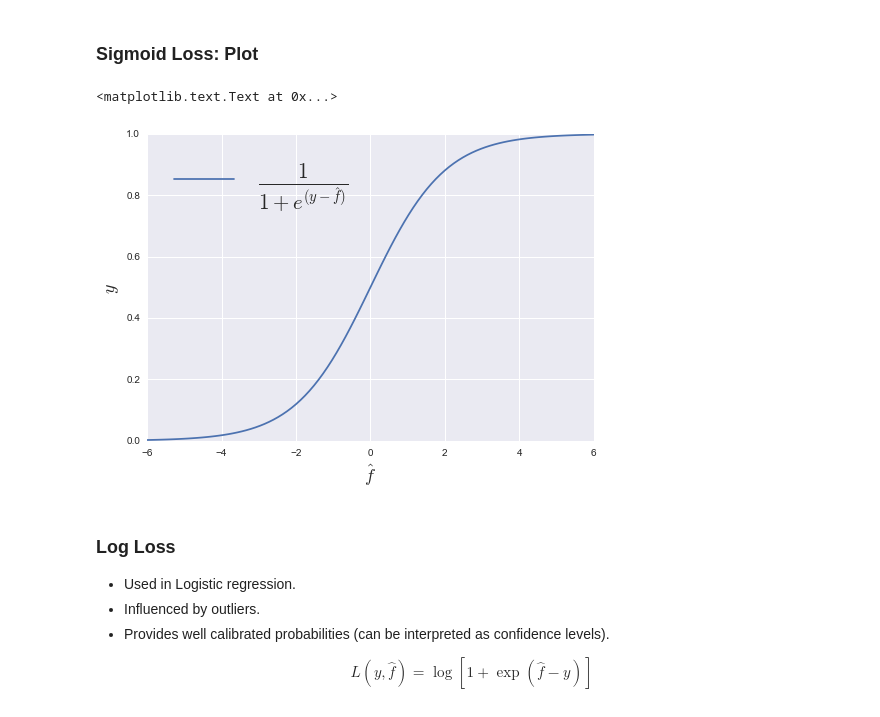
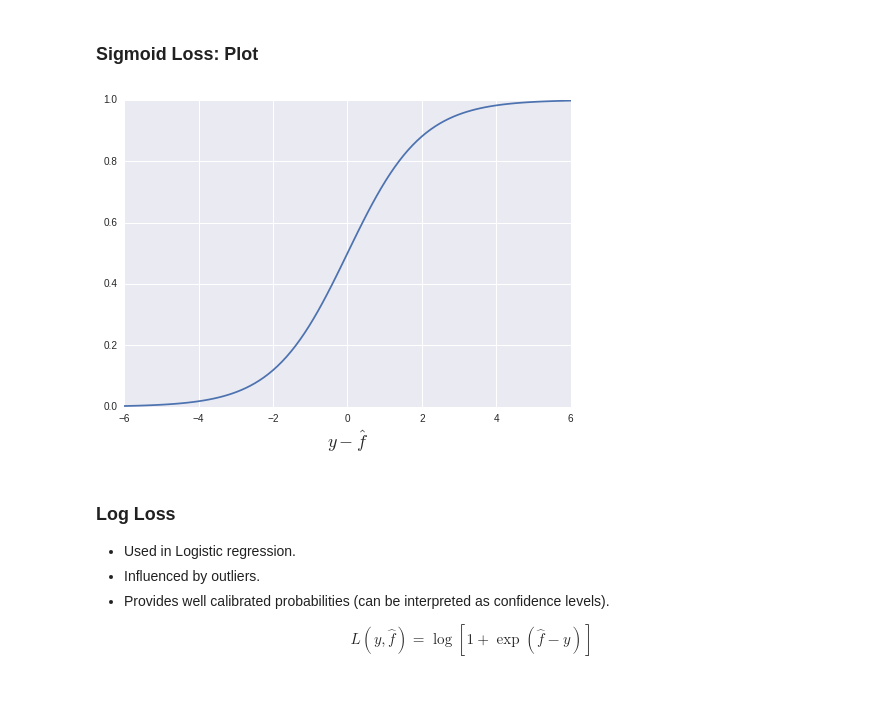
Before and after one commit to thejakeyboy/umich-eecs545-lectures, a Jupyter notebook: lecture12_ml_advice/lecture12_ml_advice.ipynb, the cells around one changed output. Drawn from its saved outputs; the diff is of its cells as text; code cells hidden in the pictures.

```diff
--- a/lecture12_ml_advice/lecture12_ml_advice.ipynb
+++ b/lecture12_ml_advice/lecture12_ml_advice.ipynb
@@ -261,13 +244,10 @@ $$L(y,\hat{f}) = \mathrm{sigmoid}(y-\hat{f})$$
 ### Sigmoid Loss:  Plot
 # %%
 x = np.linspace(-6, 6, 100);
-plt.plot(x, 1/(1 + np.exp(-x)), label="$\\frac{1}{1 + e^{(y - \hat{f})}}$");
-plt.legend(loc="best", prop={'size':30})
-plt.xlabel("$\hat{f}$", size=18);
-plt.ylabel("$y$", size=18)
+plt.plot(x, 1/(1 + np.exp(-x)));
+plt.xlabel("$y-\hat{f}$", size=18);
 # %% [output]
-<matplotlib.text.Text at 0x...>
-[figure, old version]
+[figure, new version]
 # %% [markdown]
 ### Log Loss
 
```
Also changed, not shown: parts of 34 cells of this notebook.
